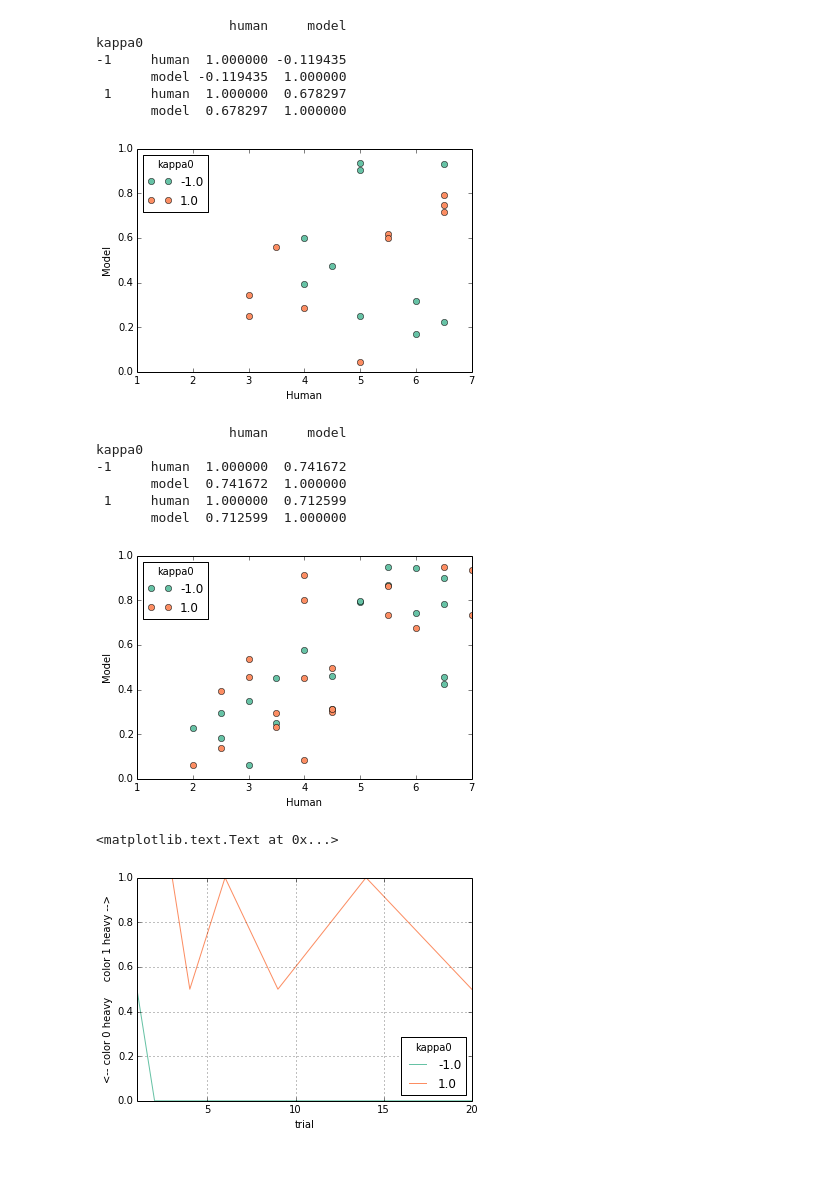
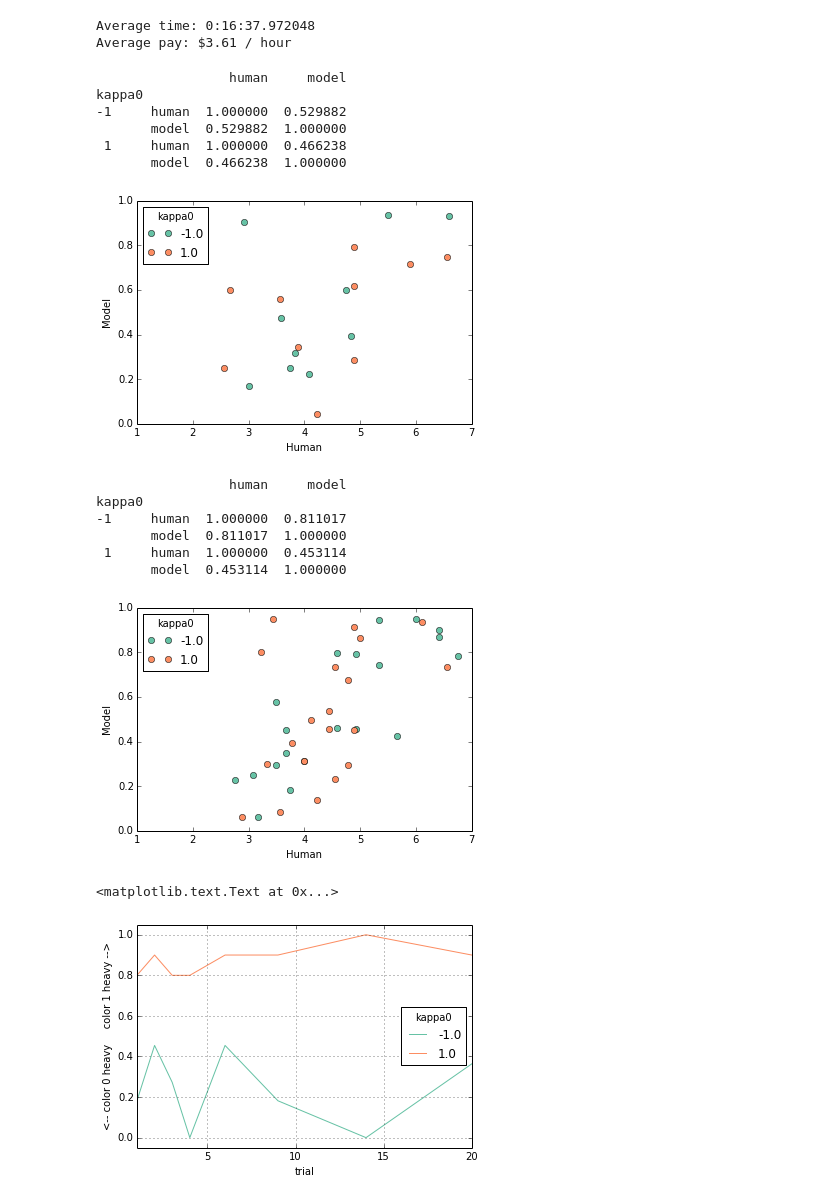
Before and after one commit to berkeley-cocosci/mass-inference, a Jupyter notebook: lib/mass/analysis/inference-analysis.ipynb, the cells around one changed output. Cells and saved outputs as stored; diff of their text form; code cells hidden in the pictures; blank space fills up the shorter version.

Commit message:
Compute information about condition sizes and payrate

```diff
--- a/lib/mass/analysis/inference-analysis.ipynb
+++ b/lib/mass/analysis/inference-analysis.ipynb
@@ -24,7 +25,7 @@ ipe_dp_b = dpkg.DataPackage.load(DATA_PATH.joinpath(
 fb_dp_b = dpkg.DataPackage.load(DATA_PATH.joinpath(
     "model/mass_inference-G-b_truth_fall.dpkg"))
 exp_dp = dpkg.DataPackage.load(DATA_PATH.joinpath(
-    "human/mass_inference-G-test2.dpkg"))
+    "human/mass_inference-G.dpkg"))
 # %%
 def format_model(arr):
     return arr\
@@ -58,4 +59,3 @@ fb_a = make_fb(fb_dp_a.load_resource('model.csv'))
 ipe_b = make_ipe(ipe_dp_b.load_resource('model.csv'))
 fb_b = make_fb(fb_dp_b.load_resource('model.csv'))
 exp = exp_dp.load_resource('experiment.csv')
-exp['kappa0'] = np.log10(exp['ratio'])
@@ -62,3 +89,18 @@ exp['kappa0'] = np.log10(exp['ratio'])
+# %%
+# compute the average amount of time it takes to complete the
+# experiment, as well as the average hourly wage
+
+exp['timestamp'] = pd.to_datetime(exp['timestamp'])
+starttime = exp.groupby('pid').apply(lambda x: x.sort('timestamp')['timestamp'].min())
+endtime = exp.groupby('pid').apply(lambda x: x.sort('timestamp')['timestamp'].max())
+exptime = endtime - starttime
+avgtime = timedelta(seconds=exptime.mean() / 1e9)
+payrate = 1. / (avgtime.seconds / (60 * 60.))
+print "Average time: %s" % avgtime
+print "Average pay: $%.2f / hour" % payrate
+# %% [output]
+Average time: 0:16:37.972048
+Average pay: $3.61 / hour
 # %%
 # compute IPE p(fall | ratio)
 pfell_a = ipe_a.groupby(level='stimulus', group_keys=False)\
@@ -140,28 +182,28 @@ plot_means(A_mean)
 # %% [output]
                  human     model
 kappa0
--1     human  1.000000 -0.119435
-       model -0.119435  1.000000
- 1     human  1.000000  0.678297
-       model  0.678297  1.000000
+-1     human  1.000000  0.529882
+       model  0.529882  1.000000
+ 1     human  1.000000  0.466238
+       model  0.466238  1.000000
-[figure, old version]
+[figure, new version]
 # %%
 print B_mean.groupby(level='kappa0').corr()
 plot_means(B_mean)
 # %% [output]
                  human     model
 kappa0
--1     human  1.000000  0.741672
-       model  0.741672  1.000000
- 1     human  1.000000  0.712599
-       model  0.712599  1.000000
+-1     human  1.000000  0.811017
+       model  0.811017  1.000000
+ 1     human  1.000000  0.453114
+       model  0.453114  1.000000
-[figure, old version]
+[figure, new version]
 # %%
 expC_mean.T.dropna(how='all').plot()
 ax = plt.gca()
 ax.set_xlim(1, 20)
-ax.set_ylim(0, 1)
+ax.set_ylim(-0.05, 1.05)
 ax.set_ylabel("<-- color 0 heavy     color 1 heavy -->")
 # %% [output]
 <matplotlib.text.Text at 0x...>
-[figure, old version]
+[figure, new version]
```
Also changed, not shown: parts of 3 cells of this notebook.
